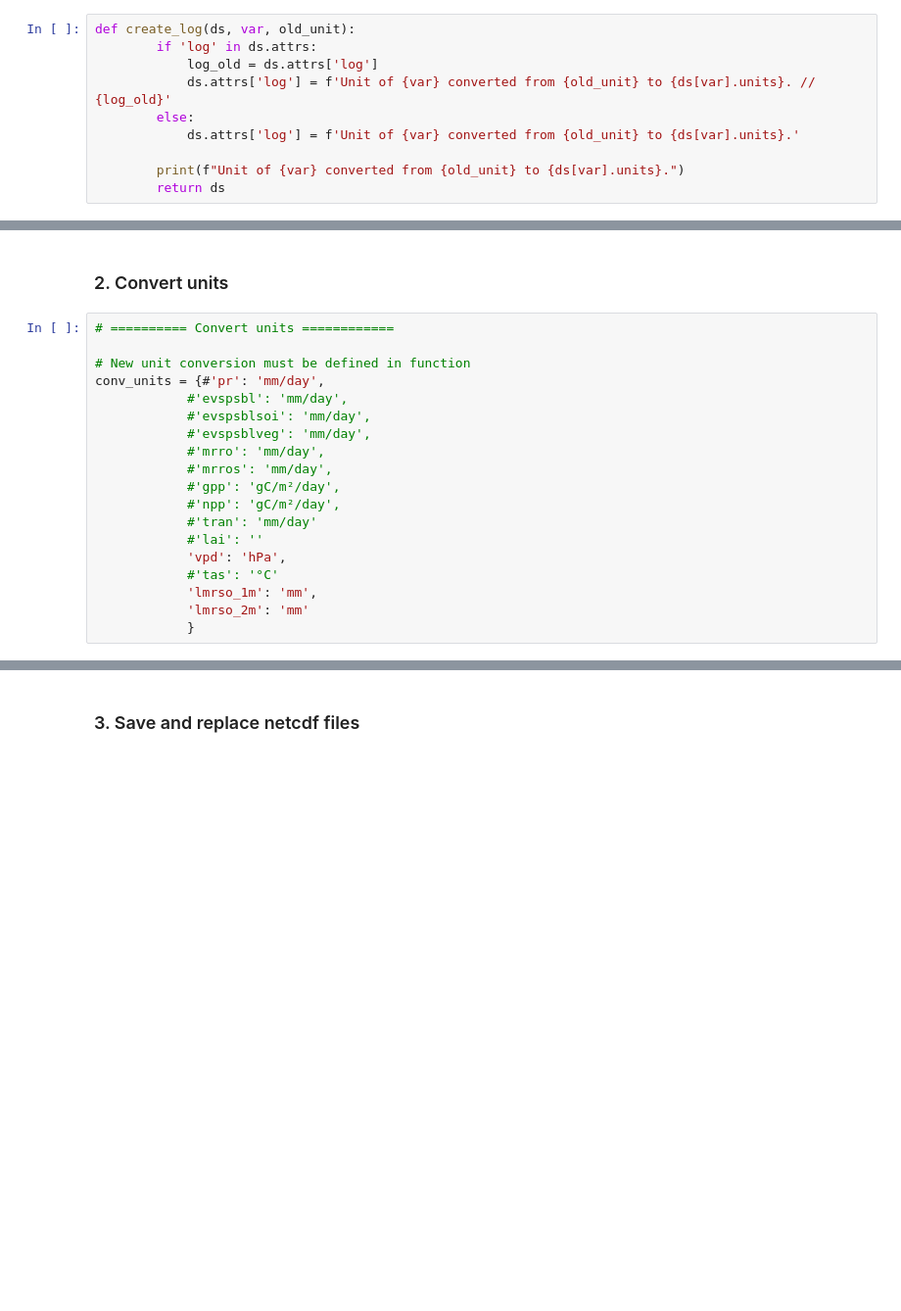
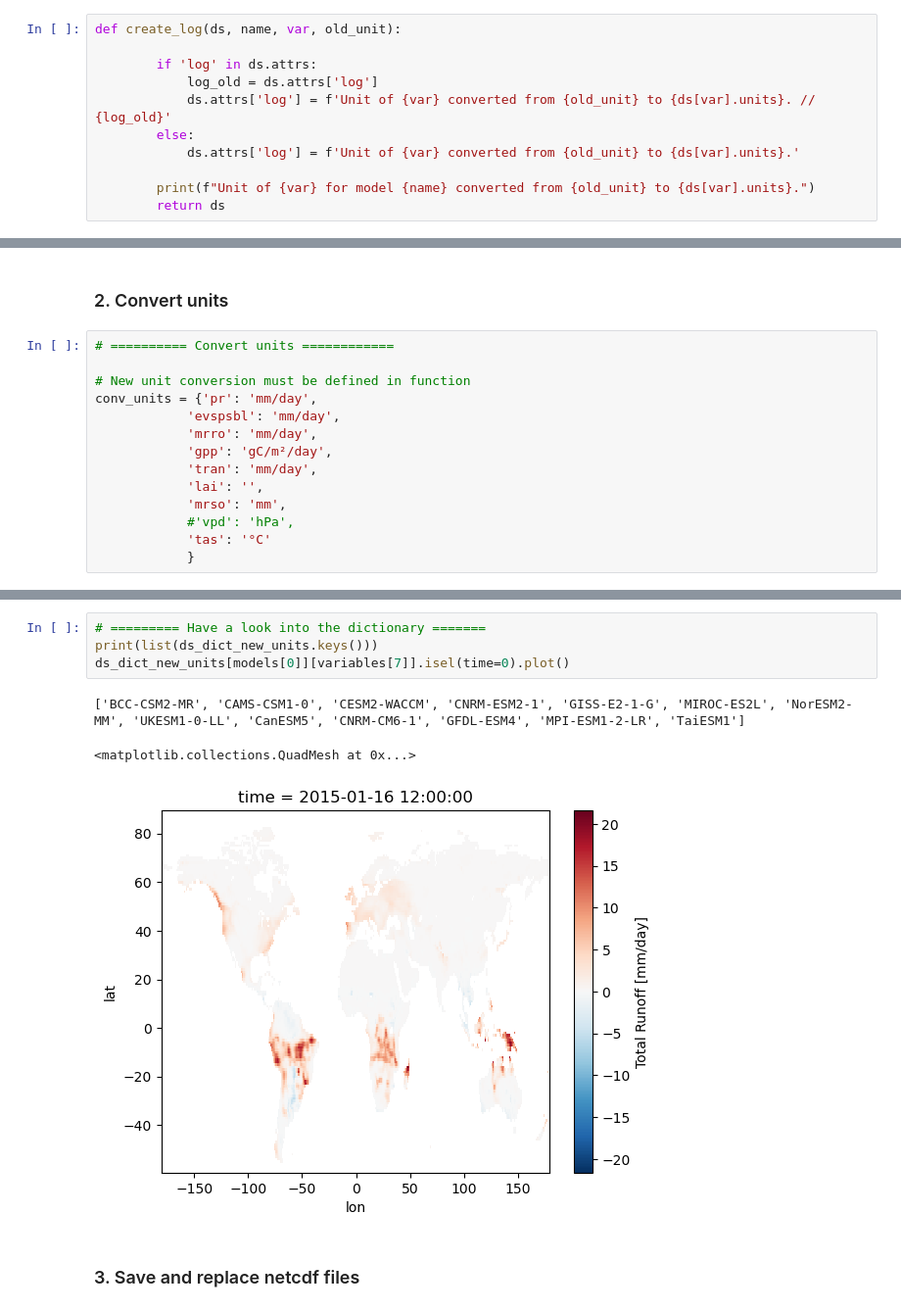
Before and after one commit to simonheselschwerdt/bgws_analysis, a Jupyter notebook: notebooks/preprocess/5_CMIP6_convert_units.ipynb, the cells around one changed output, grey strips where cells are left out. Shown at 98% size. Cells and saved outputs as stored; diff of their text form; blank space fills up the shorter version.

```diff
--- a/notebooks/preprocess/5_CMIP6_convert_units.ipynb
+++ b/notebooks/preprocess/5_CMIP6_convert_units.ipynb
@@ -17,14 +31,15 @@ import glob
 # %% [markdown]
 ### Functions
 # %%
-def create_log(ds, var, old_unit):
+def create_log(ds, name, var, old_unit):
+
         if 'log' in ds.attrs:
             log_old = ds.attrs['log']
             ds.attrs['log'] = f'Unit of {var} converted from {old_unit} to {ds[var].units}. // {log_old}'
         else:
             ds.attrs['log'] = f'Unit of {var} converted from {old_unit} to {ds[var].units}.'
 
-        print(f"Unit of {var} converted from {old_unit} to {ds[var].units}.")
+        print(f"Unit of {var} for model {name} converted from {old_unit} to {ds[var].units}.")
         return ds
 # %%
 def set_units(ds_dict, conv_units):
@@ -252,19 +175,14 @@ NameError: name 'variable' is not defined
 # ========== Convert units ============
 
 # New unit conversion must be defined in function
-conv_units = {#'pr': 'mm/day',
-            #'evspsbl': 'mm/day',
-            #'evspsblsoi': 'mm/day',
-            #'evspsblveg': 'mm/day',
-            #'mrro': 'mm/day',
-            #'mrros': 'mm/day',
-            #'gpp': 'gC/m²/day',
-            #'npp': 'gC/m²/day',
-            #'tran': 'mm/day'
-            #'lai': ''
-            'vpd': 'hPa',
-            #'tas': '°C'
-            'lmrso_1m': 'mm',
-            'lmrso_2m': 'mm'
+conv_units = {'pr': 'mm/day',
+            'evspsbl': 'mm/day',
+            'mrro': 'mm/day',
+            'gpp': 'gC/m²/day',
+            'tran': 'mm/day',
+            'lai': '',
+            'mrso': 'mm',
+            #'vpd': 'hPa',
+            'tas': '°C'
             }
 # %%
@@ -285,2 +209,10 @@ Unit of lmrso_2m converted from kg/m² to mm.
+# %%
+# ========= Have a look into the dictionary =======
+print(list(ds_dict_new_units.keys()))
+ds_dict_new_units[models[0]][variables[7]].isel(time=0).plot()
+# %% [output]
+['BCC-CSM2-MR', 'CAMS-CSM1-0', 'CESM2-WACCM', 'CNRM-ESM2-1', 'GISS-E2-1-G', 'MIROC-ES2L', 'NorESM2-MM', 'UKESM1-0-LL', 'CanESM5', 'CNRM-CM6-1', 'GFDL-ESM4', 'MPI-ESM1-2-LR', 'TaiESM1']
+<matplotlib.collections.QuadMesh at 0x...>
+[figure, added]
 # %% [markdown]
 ### 3. Save and replace netcdf files
```
Also changed, not shown: parts of 12 cells of this notebook, 8 other files.
